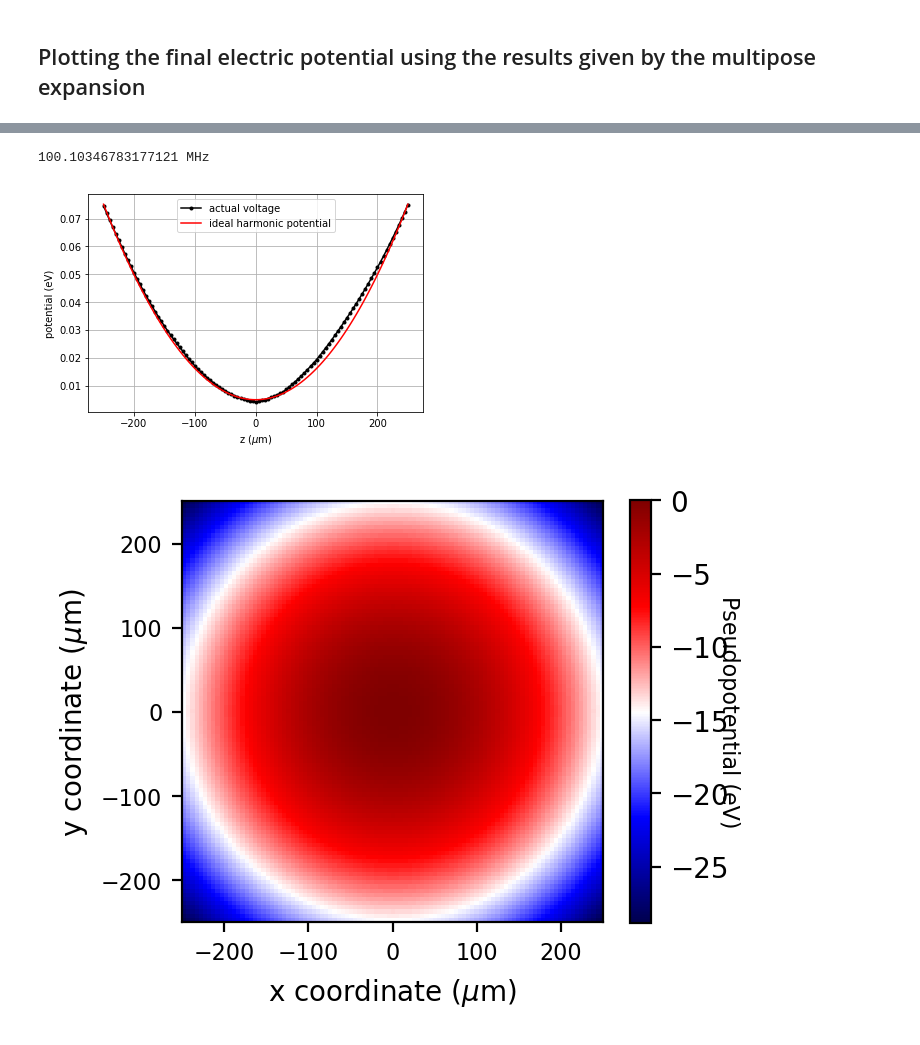
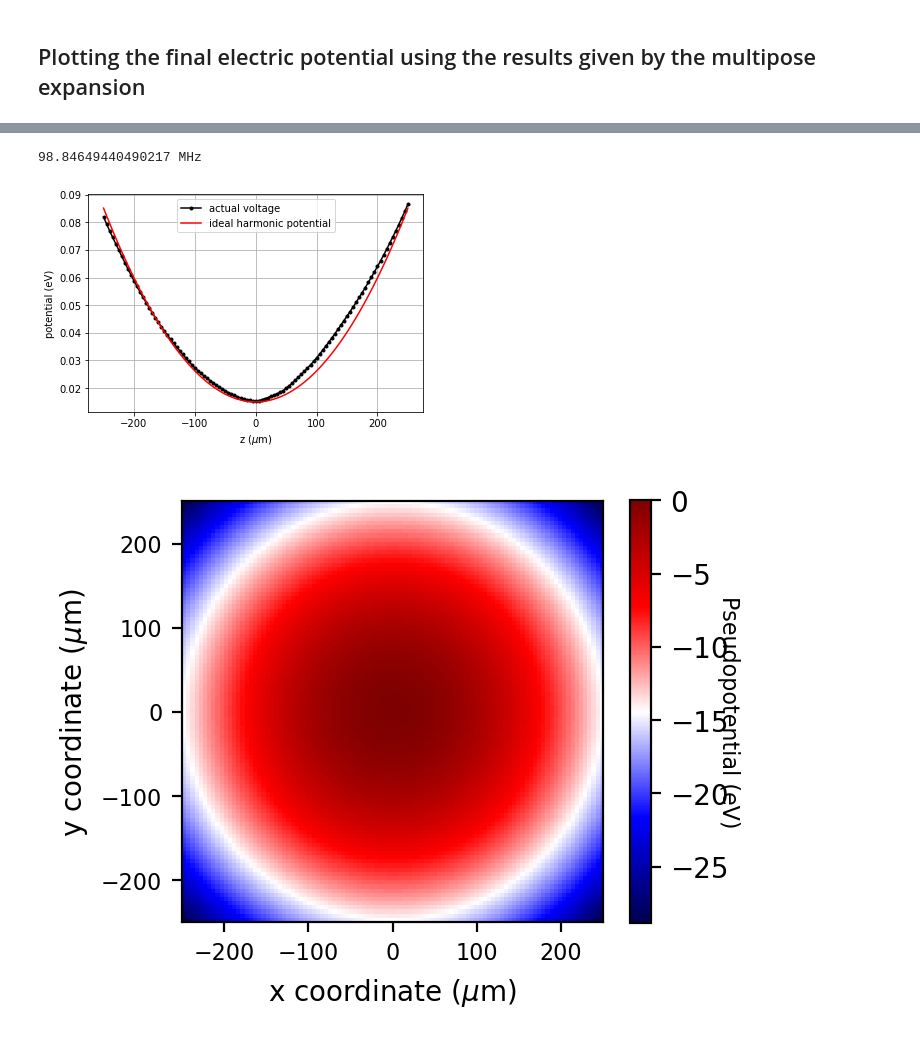
Before and after one commit to HaeffnerLab/Electron-Trap-Design-Testing, a Jupyter notebook: DC_Confinement/DC_sim_actual_trap_grid_cpst.ipynb, the cells around one changed output, grey strips where cells are left out. Cells and saved outputs as stored; diff of their text form; code cells hidden in the pictures.

```diff
--- a/DC_Confinement/DC_sim_actual_trap_grid_cpst.ipynb
+++ b/DC_Confinement/DC_sim_actual_trap_grid_cpst.ipynb
@@ -165,7 +170,7 @@ array([-3.81685697e+00, -1.33926303e+02,  2.74402157e+00, -2.05635496e+04,
 # 0  1  2  3  4  5  6  7  8  (the ith component of the M_target matrix)
 M_target = np.zeros(8)
 M_target[3] = 0.5*me*(2*np.pi*fz)**2/qe # M7 is the DC potential I want
-M_target = M_target - grid_multipole * 0.0
+M_target = M_target - grid_multipole
 # print(M_target)
 
 v = np.linalg.lstsq(M_matrix, M_target)
@@ -190,7 +195,7 @@ To use the future default and silence this warning we advise to pass `rcond=None
 fin_pot = np.zeros(len(pot_data[0]))
 for i in range(20):
     fin_pot = fin_pot + v[i] * pot_data[i]
-fin_pot = fin_pot + 0.0 * pot_data[20]
+fin_pot = fin_pot + pot_data[20]
 # %%
 ep.spher_harm_expansion(fin_pot, [0.0, 0.0, 0.0], np.linspace(-250, 250, 101)*1.0e-6, np.linspace(-250, 250, 101)*1.0e-6,\
                         np.linspace(-250, 250, 101)*1.0e-6, order)[0]
@@ -295,24 +300,24 @@ plt.show()
 # %%
 x = np.linspace(-250.0e-6, 250.0e-6, 101)
 y = df.loc[(df.X == 0.0) & (df.Y == 0.0)].loc[:, 'V'].values
 plt.plot(x*1.0e6, -y, color="black", marker=".", label="actual voltage")
 plt.xlabel("z ($\mu$m)")
 plt.ylabel("potential (eV)")
 
 z_th = np.linspace(-250, 250, 101)
 pot_th = 0.5*me*(omegaz)**2*(z_th*1.0e-6)**2/qe
-plt.plot(z_th, -pot_th+0.005, 'r-', label="ideal harmonic potential")
+plt.plot(z_th, -pot_th+0.015, 'r-', label="ideal harmonic potential")
 
 a, b, c = np.polyfit(x, y, 2)
 # plt.plot(x*1.0e6, a*x**2 + b*x + c, color = "black", label="quadratic fit")
 
 plt.grid(True)
 plt.legend()
 f_fit = 1/(2*np.pi)*np.sqrt(2*a*qe/me)
 print(f_fit*1.0e-6, "MHz")
 # %% [output]
-100.10346783177121 MHz
+98.84649440490217 MHz
-[figure, old version]
+[figure, new version]
 # %%
 Q = ep.spher_harm_basis([0.0, 0.0, 0.0], np.linspace(-250, 250, 101)*1.0e-6, np.linspace(-250, 250, 101)*1.0e-6,\
                         np.linspace(-250, 250, 101)*1.0e-6, 2)[0]
```
Also changed, not shown: parts of 4 cells of this notebook, 4 other files.
